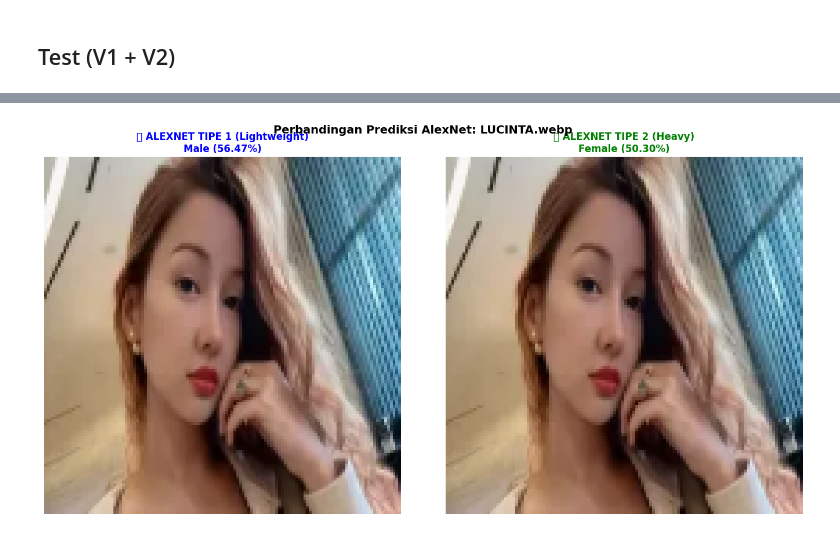
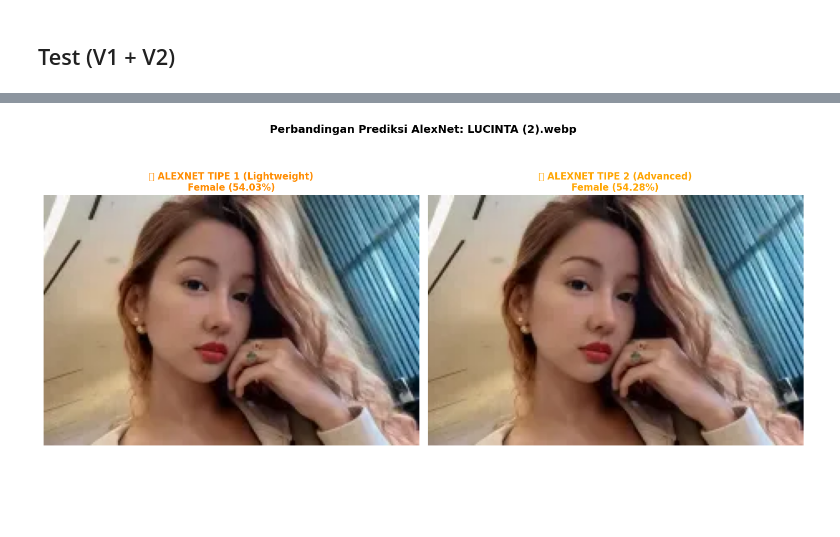
Before and after one commit to RepoGarage/federico-cv2, a Jupyter notebook: VGG_GOOGLENET_RESNET_ALEXNET.ipynb, the cells around one changed output, grey strips where cells are left out. Cells and saved outputs as stored; diff of their text form; code cells hidden in the pictures; blank space fills up the shorter version.

```diff
--- a/VGG_GOOGLENET_RESNET_ALEXNET.ipynb
+++ b/VGG_GOOGLENET_RESNET_ALEXNET.ipynb
@@ -4246,8 +6133,12 @@ print("="*60)
 # %%
 import tensorflow as tf
 from tensorflow.keras import layers, models, optimizers
+import tensorflow.keras.backend as K
 
-def build_alexnet(input_shape=INPUT_SHAPE, dropout_rate=DROPOUT_RATE, learning_rate=LEARNING_RATE):
+# Clear session untuk avoid conflict
+K.clear_session()
+
+def build_alexnet(input_shape=(64, 64, 3), dropout_rate=0.3, learning_rate=0.001):
     """
     Membangun AlexNet-like model untuk binary classification
 
@@ -4258,7 +6149,7 @@ def build_alexnet(input_shape=INPUT_SHAPE, dropout_rate=DROPOUT_RATE, learning_r
     - Fully connected layers dengan dropout
 
     Args:
-        input_shape: Ukuran input (Height, Width, Channels)
+        input_shape: Ukuran input (Height, Width, Channels) - Default: (64, 64, 3)
         dropout_rate: Dropout rate untuk regularisasi
         learning_rate: Learning rate untuk optimizer
 
@@ -4318,8 +6209,12 @@ print("="*60)
 print("🔵 BUILD MODEL ALEXNET - TIPE 1 (LIGHTWEIGHT)")
 print("="*60)
 
-# Build model
-alexnet = build_alexnet()
+# Build model dengan input 64x64
+alexnet = build_alexnet(
+    input_shape=(64, 64, 3),
+    dropout_rate=0.3,
+    learning_rate=0.001
+)
 
 print("\n=== Arsitektur Model AlexNet Tipe 1 ===")
 alexnet.summary()
@@ -4334,7 +6229,8 @@ print("\n📌 Note AlexNet:")
 print("- AlexNet (2012) adalah CNN landmark yang memenangkan ImageNet")
 print("- Karakteristik: Large kernels (11x11, 5x5), deep FC layers")
 print("- Original AlexNet: 227x227 input, 4096 FC neurons")
-print("- Tipe 1 ini: 128x128 input, 512 FC neurons (lebih kecil untuk dataset 2K)")
+print("- Tipe 1 ini: 64x64 input (konsisten dengan VGG & GoogleNet), 512 FC neurons")
+print("- ResNet pakai 128x128 karena pretrained ImageNet requirement")
 # %% [output]
 ============================================================
 🔵 BUILD MODEL ALEXNET - TIPE 1 (LIGHTWEIGHT)
@@ -5025,7 +7609,7 @@ import numpy as np
 import matplotlib.pyplot as plt
 
 print("="*60)
-print("🔵🟢 TEST PREDIKSI - ALEXNET TIPE 1 & TIPE 2")
+print("🟠 TEST PREDIKSI - ALEXNET TIPE 1 & TIPE 2")
 print("="*60)
 print("Upload gambar sekali, test di kedua model sekaligus")
 print("-"*60)
@@ -5053,8 +7637,8 @@ for fn in uploaded.keys():
 
     # === PREPROCESSING (SAMA DENGAN TRAINING) ===
 
-    # 1. Resize ke ukuran input model (128x128 untuk AlexNet)
-    target_size = (128, 128)
+    # 1. Resize ke 64x64 (AlexNet V1 & V2 pakai 64x64)
+    target_size = (64, 64)  # ← GANTI KE 64x64
     img_resized = cv2.resize(img, target_size)
 
     # 2. Konversi BGR (OpenCV) ke RGB (sesuai training)
@@ -5063,8 +7647,10 @@ for fn in uploaded.keys():
     # 3. Normalisasi: ubah range piksel dari [0, 255] ke [0, 1]
     img_normalized = img_rgb.astype('float32') / 255.0
 
-    # 4. Tambah dimensi batch: (128, 128, 3) -> (1, 128, 128, 3)
+    # 4. Tambah dimensi batch: (64, 64, 3) -> (1, 64, 64, 3)
     img_input = np.expand_dims(img_normalized, axis=0)
+
+    print(f"✅ Preprocessing done: {img_input.shape}")
 
     # === PREDIKSI DENGAN KEDUA MODEL ===
     results = {}
@@ -5081,11 +7667,11 @@ for fn in uploaded.keys():
             'confidence': conf_1
         }
     else:
-        print("⚠️  Model Tipe 1 tidak ditemukan, skip prediksi Tipe 1")
+        print("⚠️  Model 'alexnet' tidak ditemukan, skip prediksi Tipe 1")
 
     # Prediksi Model Tipe 2
-    if 'alexnet_heavy' in globals():
-        pred2 = alexnet_heavy.predict(img_input, verbose=0)
+    if 'alexnet_v2' in globals():
+        pred2 = alexnet_v2.predict(img_input, verbose=0)
         prob_male_2 = pred2[0][0]
         class_2 = "Male" if prob_male_2 > 0.5 else "Female"
         conf_2 = prob_male_2 if prob_male_2 > 0.5 else (1 - prob_male_2)
@@ -5095,7 +7681,7 @@ for fn in uploaded.keys():
             'confidence': conf_2
         }
     else:
-        print("⚠️  Model Tipe 2 tidak ditemukan, skip prediksi Tipe 2")
+        print("⚠️  Model 'alexnet_v2' tidak ditemukan, skip prediksi Tipe 2")
 
     # Simpan hasil untuk tabel perbandingan
     if 'type1' in results and 'type2' in results:
@@ -5114,13 +7700,13 @@ for fn in uploaded.keys():
     print(f"="*60)
 
     if 'type1' in results:
-        print(f"🔵 ALEXNET TIPE 1 (Lightweight):")
+        print(f"🟠 ALEXNET TIPE 1 (Lightweight):")
         print(f"   Prediksi: {results['type1']['class']}")
         print(f"   Prob Male: {results['type1']['prob_male']:.4f} ({results['type1']['prob_male']*100:.2f}%)")
         print(f"   Confidence: {results['type1']['confidence']:.4f} ({results['type1']['confidence']*100:.2f}%)")
 
     if 'type2' in results:
-        print(f"\n🟢 ALEXNET TIPE 2 (Heavy):")
+        print(f"\n🟠 ALEXNET TIPE 2 (Advanced):")
         print(f"   Prediksi: {results['type2']['class']}")
         print(f"   Prob Male: {results['type2']['prob_male']:.4f} ({results['type2']['prob_male']*100:.2f}%)")
         print(f"   Confidence: {results['type2']['confidence']:.4f} ({results['type2']['confidence']*100:.2f}%)")
@@ -5137,27 +7723,58 @@ for fn in uploaded.keys():
     print(f"="*60)
 
     # === VISUALISASI SIDE-BY-SIDE ===
+    # Untuk display, resize kembali ke ukuran lebih besar
+    img_display = cv2.cvtColor(img, cv2.COLOR_BGR2RGB)
+
     if 'type1' in results and 'type2' in results:
         fig, axes = plt.subplots(1, 2, figsize=(14, 7))
 
         # Model Tipe 1
-        axes[0].imshow(img_rgb)
-        axes[0].set_title(f"🔵 ALEXNET TIPE 1 (Lightweight)\n{results['type1']['class']} ({results['type1']['confidence']*100:.2f}%)",
-                          fontsize=12, fontweight='bold', color='blue')
+        axes[0].imshow(img_display)
+        axes[0].set_title(f"🟠 ALEXNET TIPE 1 (Lightweight)\n{results['type1']['class']} ({results['type1']['confidence']*100:.2f}%)",
+                          fontsize=12, fontweight='bold', color='darkorange')
         axes[0].axis('off')
 
         # Model Tipe 2
-        axes[1].imshow(img_rgb)
-        axes[1].set_title(f"🟢 ALEXNET TIPE 2 (Heavy)\n{results['type2']['class']} ({results['type2']['confidence']*100:.2f}%)",
-                          fontsize=12, fontweight='bold', color='green')
+        axes[1].imshow(img_display)
+        axes[1].set_title(f"🟠 ALEXNET TIPE 2 (Advanced)\n{results['type2']['class']} ({results['type2']['confidence']*100:.2f}%)",
+                          fontsize=12, fontweight='bold', color='orange')
         axes[1].axis('off')
 
         plt.suptitle(f"Perbandingan Prediksi AlexNet: {fn}", fontsize=14, fontweight='bold')
         plt.tight_layout()
         plt.show()
+    elif 'type1' in results or 'type2' in results:
+        # Tampilkan satu model aja
+        plt.figure(figsize=(8, 8))
+        plt.imshow(img_display)
+        if 'type1' in results:
+            plt.title(f"🟠 ALEXNET TIPE 1\n{results['type1']['class']} ({results['type1']['confidence']*100:.2f}%)",
+                     fontsize=14, fontweight='bold')
+        else:
+            plt.title(f"🟠 ALEXNET TIPE 2\n{results['type2']['class']} ({results['type2']['confidence']*100:.2f}%)",
+                     fontsize=14, fontweight='bold')
+        plt.axis('off')
+        plt.tight_layout()
+        plt.show()
 
 print("\n" + "="*60)
-print("✅ Prediksi kedua model selesai!")
+print("✅ Prediksi selesai!")
 print("="*60)
+
+# Tampilkan tabel perbandingan jika ada prediksi dari kedua model
+if predictions_comparison:
+    print("\n📊 TABEL PERBANDINGAN HASIL:")
+    print("="*60)
+    for pred in predictions_comparison:
+        print(f"\nFile: {pred['filename']}")
+        print(f"  Tipe 1: {pred['type1_class']:6s} (Conf: {pred['type1_conf']*100:5.2f}%, Prob Male: {pred['type1_prob_male']*100:5.2f}%)")
+        print(f"  Tipe 2: {pred['type2_class']:6s} (Conf: {pred['type2_conf']*100:5.2f}%, Prob Male: {pred['type2_prob_male']*100:5.2f}%)")
+
+        if pred['type1_class'] == pred['type2_class']:
+            print(f"  Status: ✅ SEPAKAT")
+        else:
+            print(f"  Status: ⚠️  BERBEDA")
+    print("="*60)
 # %% [output]
 ============================================================
@@ -5185,3 +7802,3 @@ Ukuran file: 6,030 bytes
 ============================================================
-[figure, old version]
+[figure, new version]
 ============================================================
```
Also changed, not shown: parts of 64 cells of this notebook.
